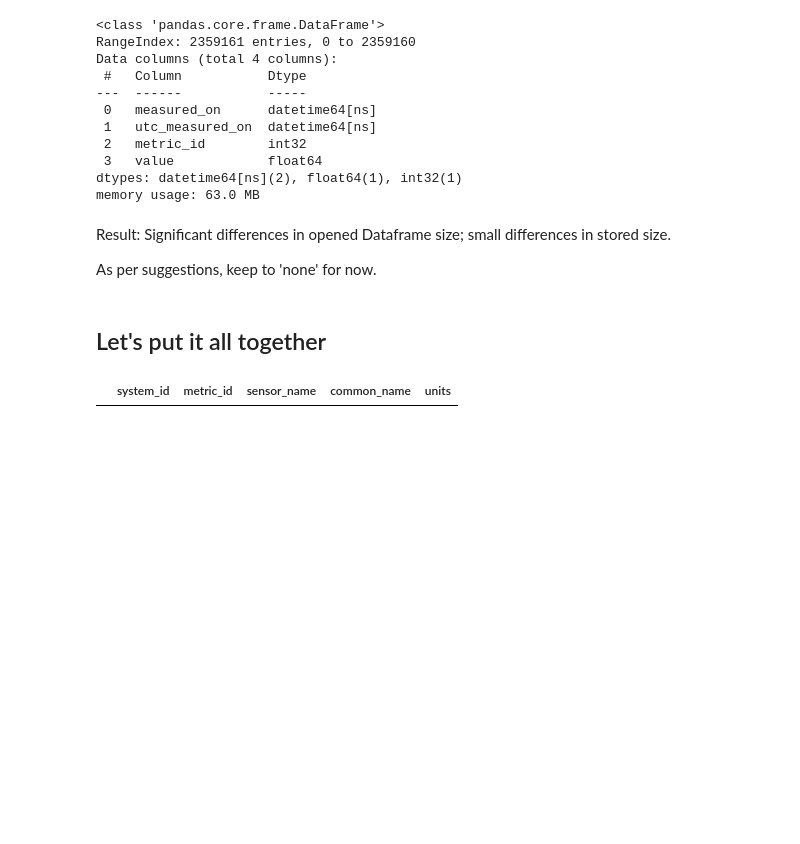
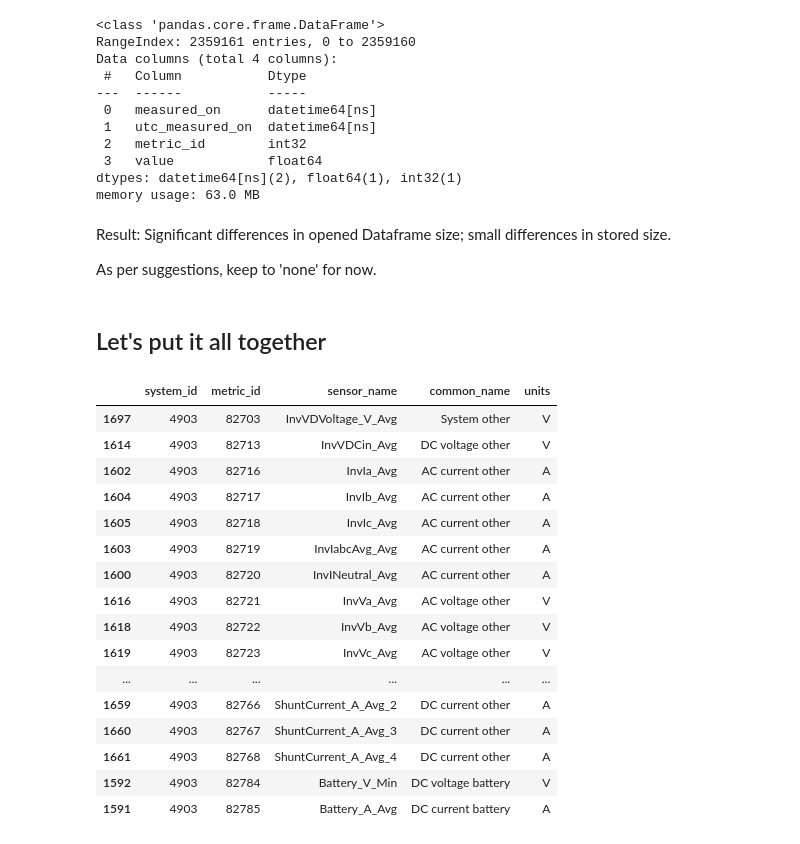
Before and after one commit to Erdos-Projects/predicting-day-ahead-solar-power-production, a Jupyter notebook: src/data/parquet_filterer.ipynb, the cells around one changed output. Cells and saved outputs as stored; diff of their text form; code cells hidden in the pictures; blank space fills up the shorter version.

```diff
--- a/src/data/parquet_filterer.ipynb
+++ b/src/data/parquet_filterer.ipynb
@@ -337,17 +337,33 @@ my_irrad_parquet_indices = list(
     irrad_parquet_systems.system_id.values
 )
 # %%
-j = 33
+j = 60
 system_id = my_irrad_parquet_indices[j]
 cur_mets = get_filtered_metrics(system_id=system_id)
 cur_mets = cur_mets[['system_id', 'metric_id', 'sensor_name', 'common_name', 'units']]
 cur_mets_volt = search_for_fragment_df(cur_mets, 'volt')
 cur_mets_cur = search_for_fragment_df(cur_mets, 'current')
 cur_mets_extra = pd.concat([cur_mets_volt, cur_mets_cur])
 cur_mets_extra = cur_mets_extra.sort_values(by='metric_id')
 cur_mets_extra
 # %% [output]
 |  | system_id | metric_id | sensor_name | common_name | units |
+| 1697 | 4903 | 82703 | InvVDVoltage_V_Avg | System other | V |
+| 1614 | 4903 | 82713 | InvVDCin_Avg | DC voltage other | V |
+| 1602 | 4903 | 82716 | InvIa_Avg | AC current other | A |
+| 1604 | 4903 | 82717 | InvIb_Avg | AC current other | A |
+| 1605 | 4903 | 82718 | InvIc_Avg | AC current other | A |
+| 1603 | 4903 | 82719 | InvIabcAvg_Avg | AC current other | A |
+| 1600 | 4903 | 82720 | InvINeutral_Avg | AC current other | A |
+| 1616 | 4903 | 82721 | InvVa_Avg | AC voltage other | V |
+| 1618 | 4903 | 82722 | InvVb_Avg | AC voltage other | V |
+| 1619 | 4903 | 82723 | InvVc_Avg | AC voltage other | V |
+| ... | ... | ... | ... | ... | ... |
+| 1659 | 4903 | 82766 | ShuntCurrent_A_Avg_2 | DC current other | A |
+| 1660 | 4903 | 82767 | ShuntCurrent_A_Avg_3 | DC current other | A |
+| 1661 | 4903 | 82768 | ShuntCurrent_A_Avg_4 | DC current other | A |
+| 1592 | 4903 | 82784 | Battery_V_Min | DC voltage battery | V |
+| 1591 | 4903 | 82785 | Battery_A_Avg | DC current battery | A |
 # %%
 cur_mets.sort_values(by='metric_id')
 # %% [output]
```
Also changed, not shown: parts of 3 cells of this notebook, 3 other files.
